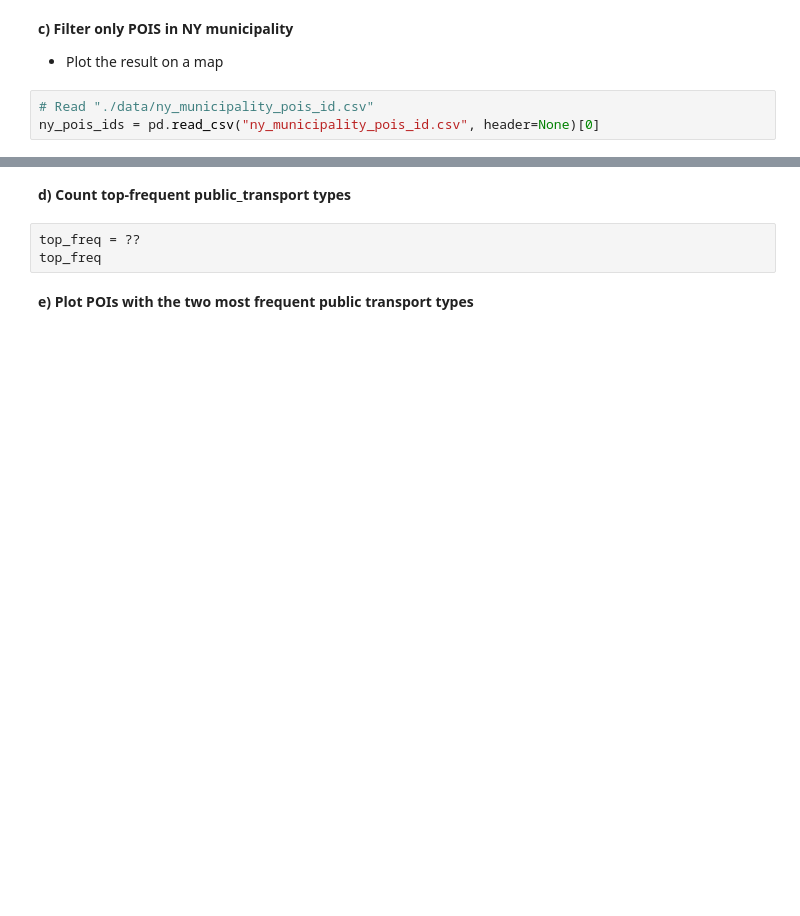
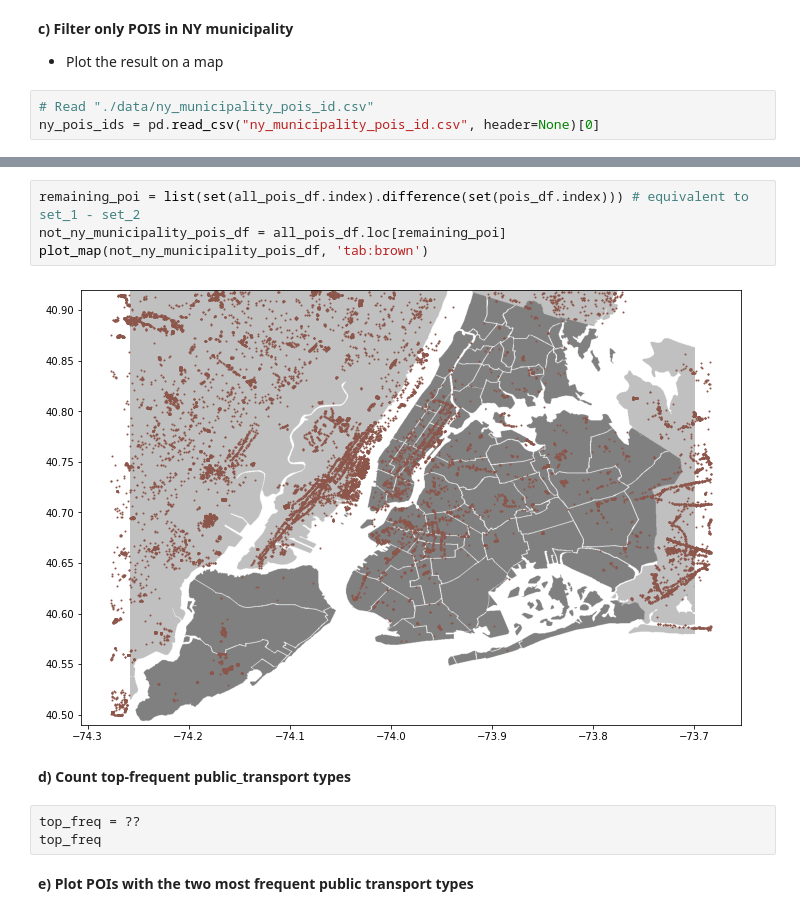
Before and after one commit to notlosca/data-science-lab, a Jupyter notebook: exercises/4-Pandas Examples.ipynb, the cells around one changed output, grey strips where cells are left out. Cells and saved outputs as stored; diff of their text form; blank space fills up the shorter version.

```diff
--- a/exercises/4-Pandas Examples.ipynb
+++ b/exercises/4-Pandas Examples.ipynb
@@ -221,3 +270,9 @@ plot_map(pois_df)
+# %%
+remaining_poi = list(set(all_pois_df.index).difference(set(pois_df.index))) # equivalent to set_1 - set_2
+not_ny_municipality_pois_df = all_pois_df.loc[remaining_poi]
+plot_map(not_ny_municipality_pois_df, 'tab:brown')
+# %% [output]
+[figure, added]
 # %% [markdown]
 **d) Count top-frequent public_transport types**
 # %%
```
Also changed, not shown: parts of 6 cells of this notebook.
